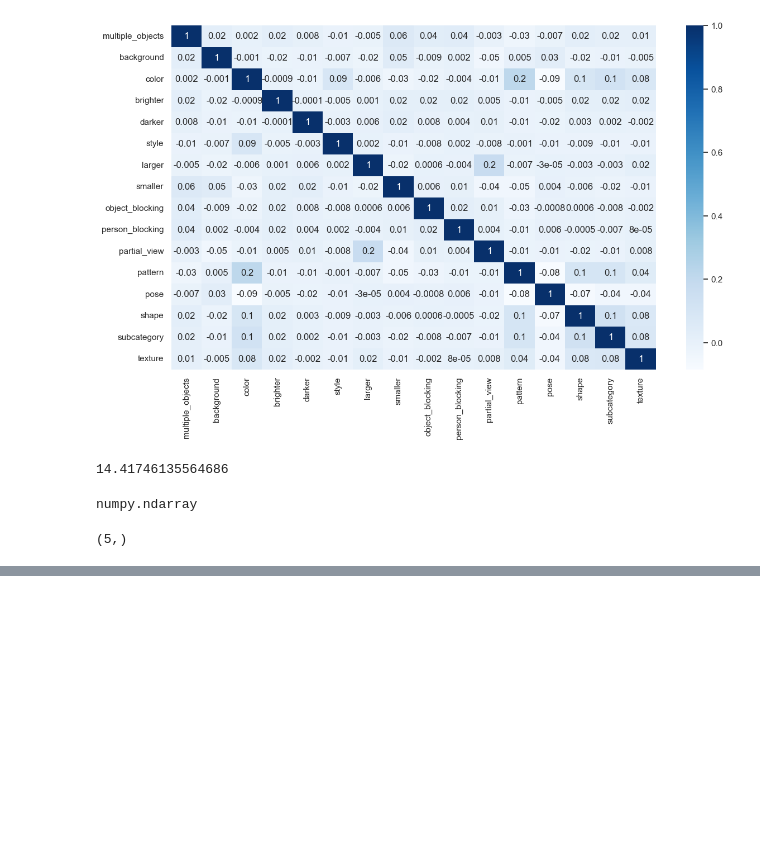
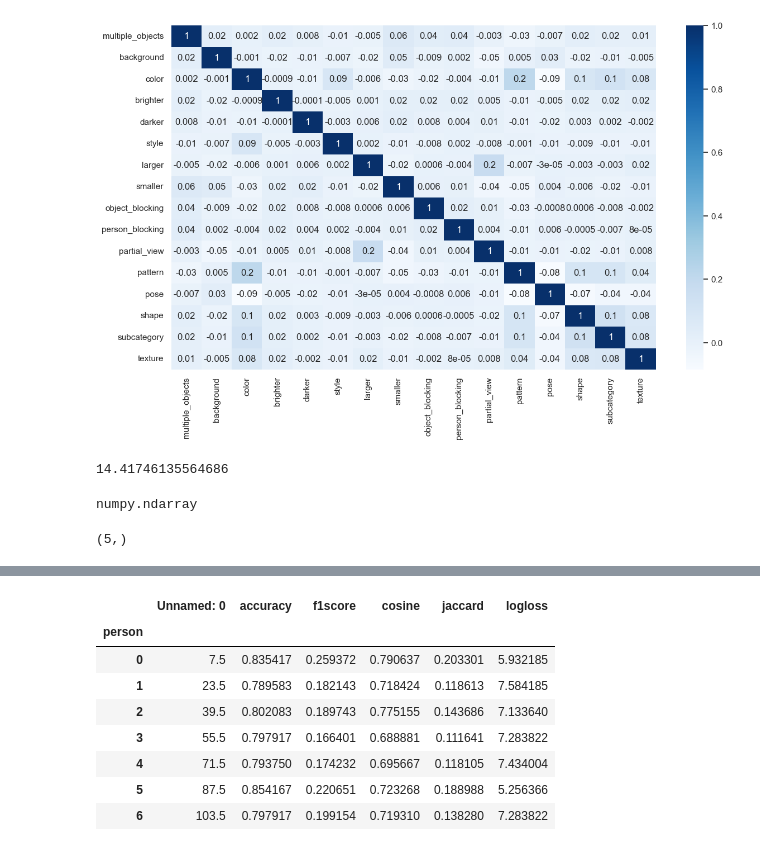
Before and after one commit to CarlAnSc/bachelor_project, a Jupyter notebook: Data_Analysis/GetValidationPics.ipynb, the cells around one changed output, grey strips where cells are left out. Cells and saved outputs as stored; diff of their text form; code cells hidden in the pictures; blank space fills up the shorter version.

```diff
--- a/Data_Analysis/GetValidationPics.ipynb
+++ b/Data_Analysis/GetValidationPics.ipynb
@@ -374,0 +434,12 @@ print(np.shape(pred))
+# %%
+df1.groupby('person').mean()  #['Carl.csv', 'Mads.csv', 'Nicki.csv', 'Joachim.csv', 'Spyros.csv', 'Julius.csv', 'Jonas.csv']
+# %% [output]
+|  | Unnamed: 0 | accuracy | f1score | cosine | jaccard | logloss |
+| person |  |  |  |  |  |  |
+| 0 | 7.5 | 0.835417 | 0.259372 | 0.790637 | 0.203301 | 5.932185 |
+| 1 | 23.5 | 0.789583 | 0.182143 | 0.718424 | 0.118613 | 7.584185 |
+| 2 | 39.5 | 0.802083 | 0.189743 | 0.775155 | 0.143686 | 7.133640 |
+| 3 | 55.5 | 0.797917 | 0.166401 | 0.688881 | 0.111641 | 7.283822 |
+| 4 | 71.5 | 0.793750 | 0.174232 | 0.695667 | 0.118105 | 7.434004 |
+| 5 | 87.5 | 0.854167 | 0.220651 | 0.723268 | 0.188988 | 5.256366 |
+| 6 | 103.5 | 0.797917 | 0.199154 | 0.719310 | 0.138280 | 7.283822 |
```
Also changed, not shown: parts of 7 cells of this notebook, 7 other files.
